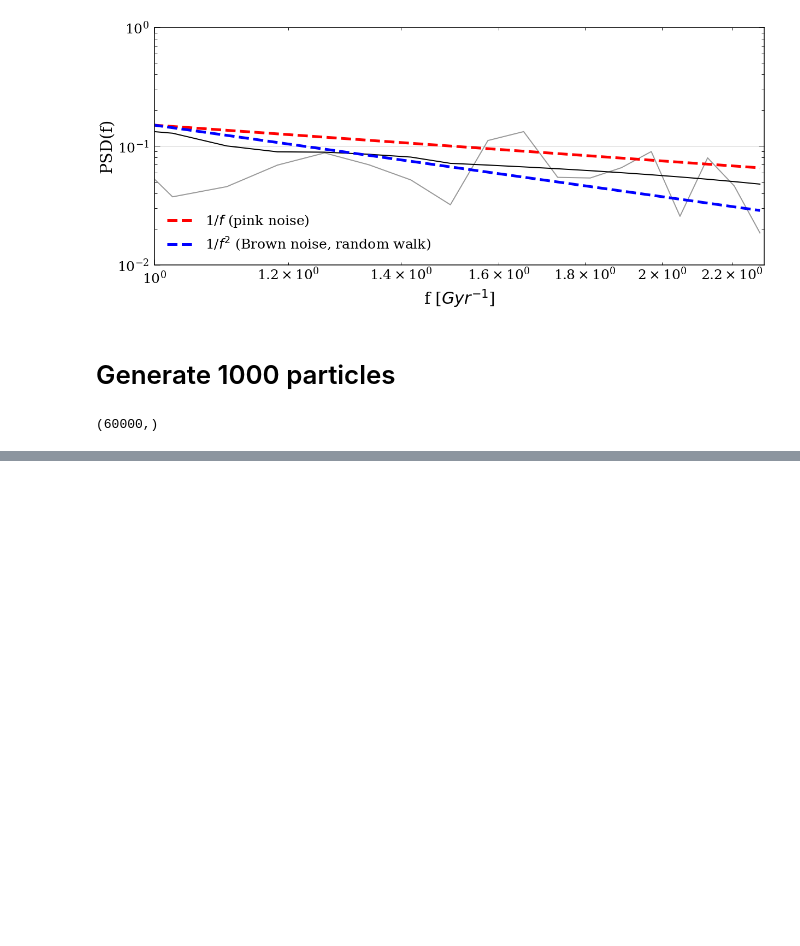
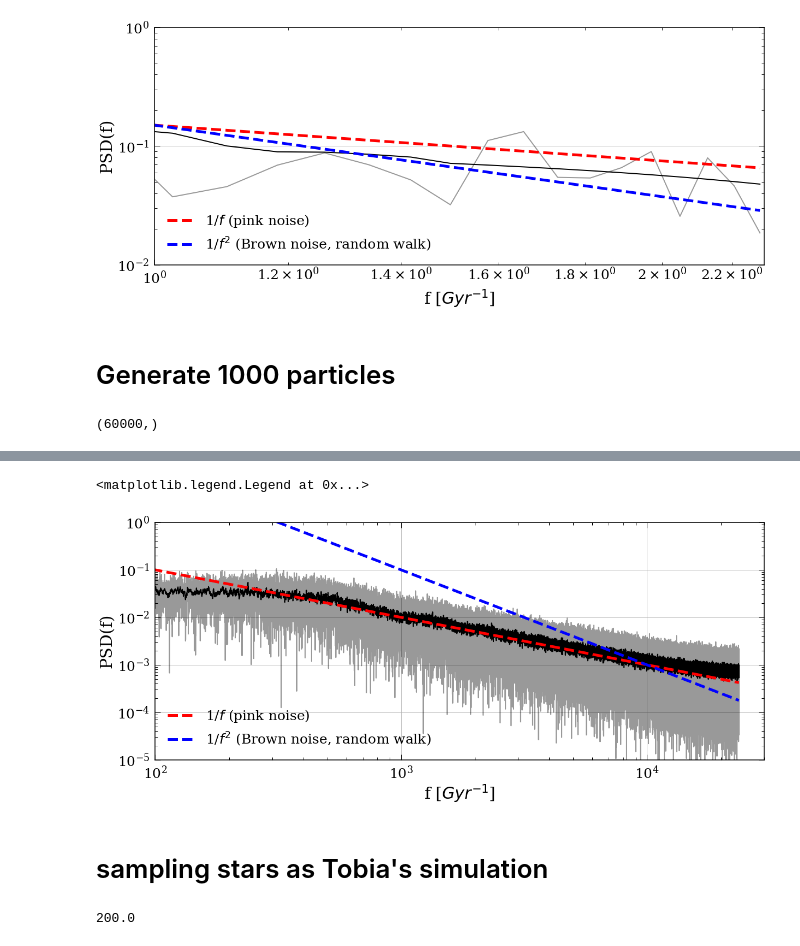
Before and after one commit to lyx12311/Subdiffusion, a Jupyter notebook: RandomWalkPower.ipynb, the cells around one changed output, grey strips where cells are left out. Cells and saved outputs as stored; diff of their text form; code cells hidden in the pictures; blank space fills up the shorter version.

```diff
--- a/RandomWalkPower.ipynb
+++ b/RandomWalkPower.ipynb
@@ -110,0 +158,34 @@ plt.legend(loc=3)
+# %%
+N = len(age_flat)
+T = max(age_flat)/N
+yf = fft(drs_flat)
+
+xf = fftfreq(N, T)[:N//2]
+
+plt.figure(figsize=(20,8))
+PSD = 2.0/N * np.abs(yf[0:N//2])
+plt.loglog(xf,PSD,'k-',alpha=0.4)
+
+#PSD_smooth = gaussian_filter1d(PSD, 5)
+PSD_smooth = savgol_filter(PSD, 21, 1)
+plt.loglog(xf,PSD_smooth,'k-')
+
+A1 = 10
+A2 = 1e5
+plt.plot(xf, A1/xf, 'r--',label='1/$f$ (pink noise)',linewidth=5)
+plt.plot(xf, A2/xf**2, 'b--',label='1/$f^2$ (Brown noise, random walk)',linewidth=5)
+plt.grid()
+plt.xlim([100,3e4])
+plt.ylim([1e-5,1])
+plt.xlabel('f [$Gyr^{-1}$]')
+plt.ylabel('PSD(f)')
+plt.legend(loc=3)
+# %% [output]
+<matplotlib.legend.Legend at 0x...>
+[figure, added]
+# %% [markdown]
+# sampling stars as Tobia's simulation
+# %%
+12000/60
+# %% [output]
+200.0
```
Also changed, not shown: parts of 13 cells of this notebook.
